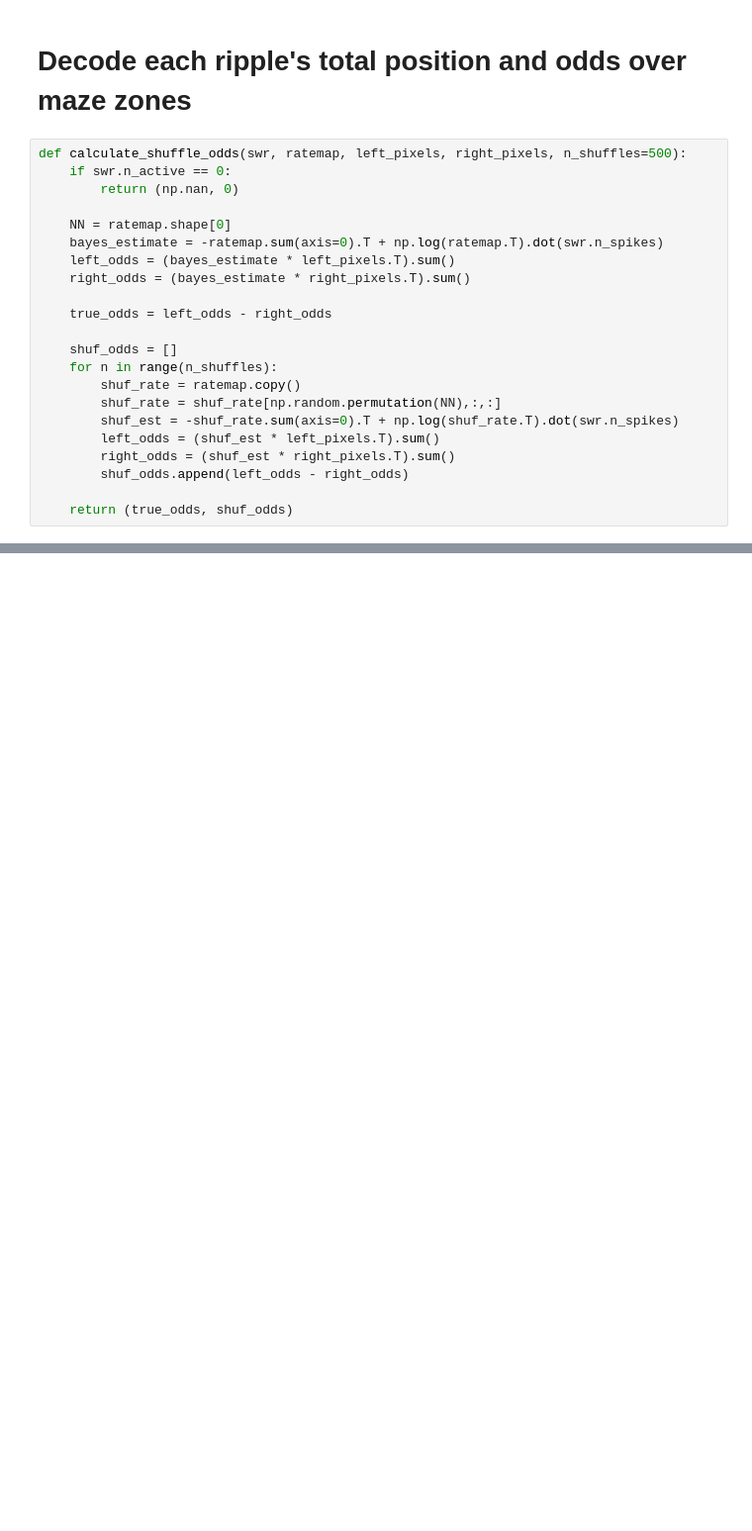
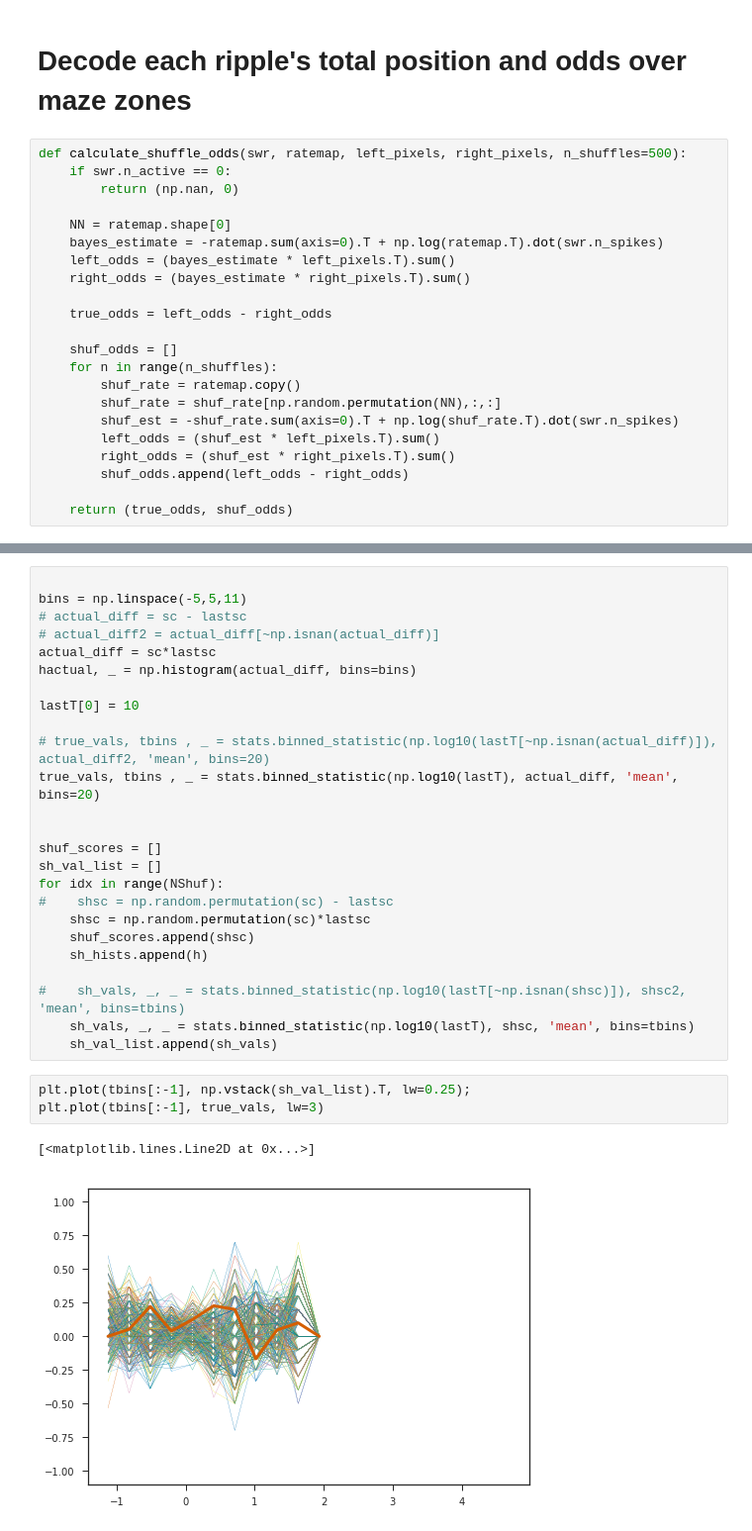
Before and after one commit to ckemere/RippleStickiness, a Jupyter notebook: Ripple-Bias.ipynb, the cells around one changed output, grey strips where cells are left out. Shown: that part at 99% size. Drawn from its saved outputs; the diff is of its cells as text; blank space fills up the shorter version.

```diff
--- a/Ripple-Bias.ipynb
+++ b/Ripple-Bias.ipynb
@@ -751,0 +767,31 @@ Fra 10 389 ripples
+# %%
+
+bins = np.linspace(-5,5,11)
+# actual_diff = sc - lastsc
+# actual_diff2 = actual_diff[~np.isnan(actual_diff)]
+actual_diff = sc*lastsc
+hactual, _ = np.histogram(actual_diff, bins=bins)
+
+lastT[0] = 10
+
+# true_vals, tbins , _ = stats.binned_statistic(np.log10(lastT[~np.isnan(actual_diff)]), actual_diff2, 'mean', bins=20)
+true_vals, tbins , _ = stats.binned_statistic(np.log10(lastT), actual_diff, 'mean', bins=20)
+
+
+shuf_scores = []
+sh_val_list = []
+for idx in range(NShuf):
+#    shsc = np.random.permutation(sc) - lastsc
+    shsc = np.random.permutation(sc)*lastsc
+    shuf_scores.append(shsc)
+    sh_hists.append(h)
+
+#    sh_vals, _, _ = stats.binned_statistic(np.log10(lastT[~np.isnan(shsc)]), shsc2, 'mean', bins=tbins)
+    sh_vals, _, _ = stats.binned_statistic(np.log10(lastT), shsc, 'mean', bins=tbins)
+    sh_val_list.append(sh_vals)
+# %%
+plt.plot(tbins[:-1], np.vstack(sh_val_list).T, lw=0.25);
+plt.plot(tbins[:-1], true_vals, lw=3)
+# %% [output]
+[<matplotlib.lines.Line2D at 0x...>]
+[figure, added]
```
Also changed, not shown: parts of 19 cells of this notebook, 4 other files.
